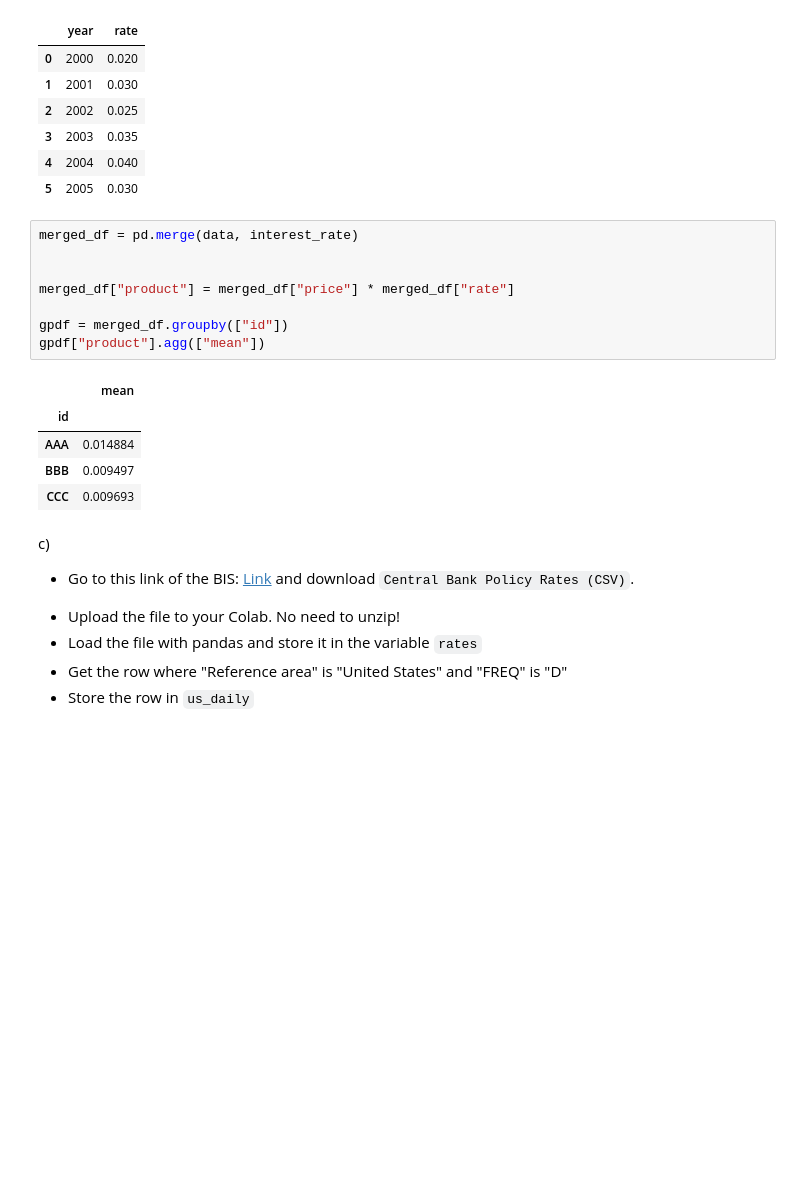
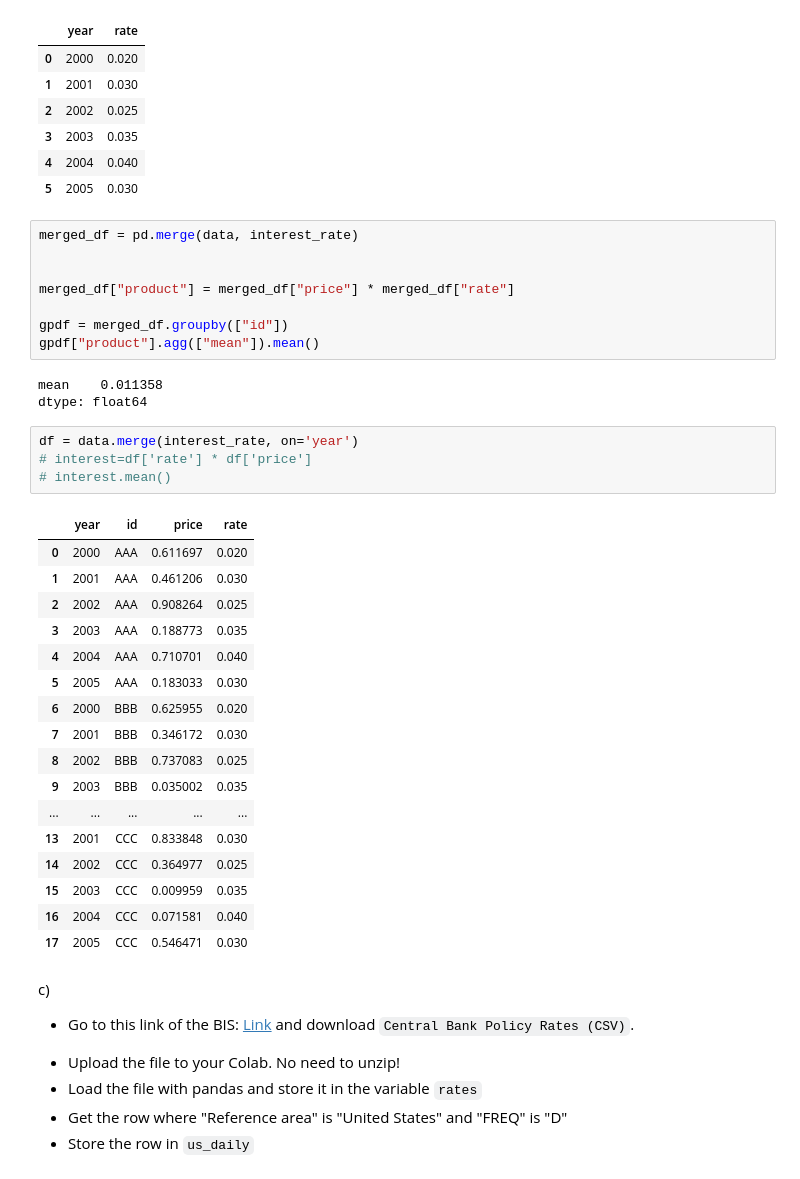
Before and after one commit to Segtanof/pyfin, a Jupyter notebook: 04_Data_Structures_and_IO.ipynb, the cells around one changed output. Drawn from its saved outputs; the diff is of its cells as text; blank space fills up the shorter version.

```diff
--- a/04_Data_Structures_and_IO.ipynb
+++ b/04_Data_Structures_and_IO.ipynb
@@ -890,13 +879,32 @@ merged_df = pd.merge(data, interest_rate)
 merged_df["product"] = merged_df["price"] * merged_df["rate"]
 
 gpdf = merged_df.groupby(["id"])
-gpdf["product"].agg(["mean"])
+gpdf["product"].agg(["mean"]).mean()
 # %% [output]
-|  | mean |
-| id |  |
-| AAA | 0.014884 |
-| BBB | 0.009497 |
-| CCC | 0.009693 |
+mean    0.011358
+dtype: float64
+# %%
+df = data.merge(interest_rate, on='year')
+# interest=df['rate'] * df['price']
+# interest.mean()
+# %% [output]
+|  | year | id | price | rate |
+| 0 | 2000 | AAA | 0.611697 | 0.020 |
+| 1 | 2001 | AAA | 0.461206 | 0.030 |
+| 2 | 2002 | AAA | 0.908264 | 0.025 |
+| 3 | 2003 | AAA | 0.188773 | 0.035 |
+| 4 | 2004 | AAA | 0.710701 | 0.040 |
+| 5 | 2005 | AAA | 0.183033 | 0.030 |
+| 6 | 2000 | BBB | 0.625955 | 0.020 |
+| 7 | 2001 | BBB | 0.346172 | 0.030 |
+| 8 | 2002 | BBB | 0.737083 | 0.025 |
+| 9 | 2003 | BBB | 0.035002 | 0.035 |
+| ... | ... | ... | ... | ... |
+| 13 | 2001 | CCC | 0.833848 | 0.030 |
+| 14 | 2002 | CCC | 0.364977 | 0.025 |
+| 15 | 2003 | CCC | 0.009959 | 0.035 |
+| 16 | 2004 | CCC | 0.071581 | 0.040 |
+| 17 | 2005 | CCC | 0.546471 | 0.030 |
 # %% [markdown]
 c)
 
```
Also changed, not shown: parts of 10 cells of this notebook, 3 other files.
